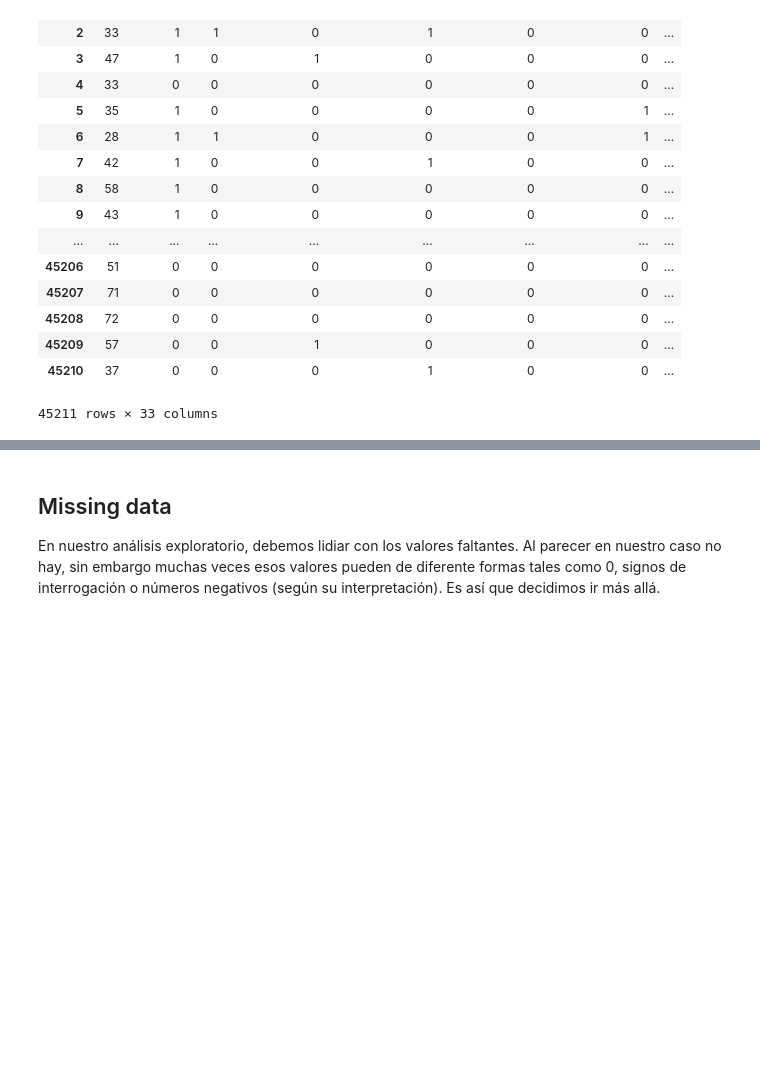
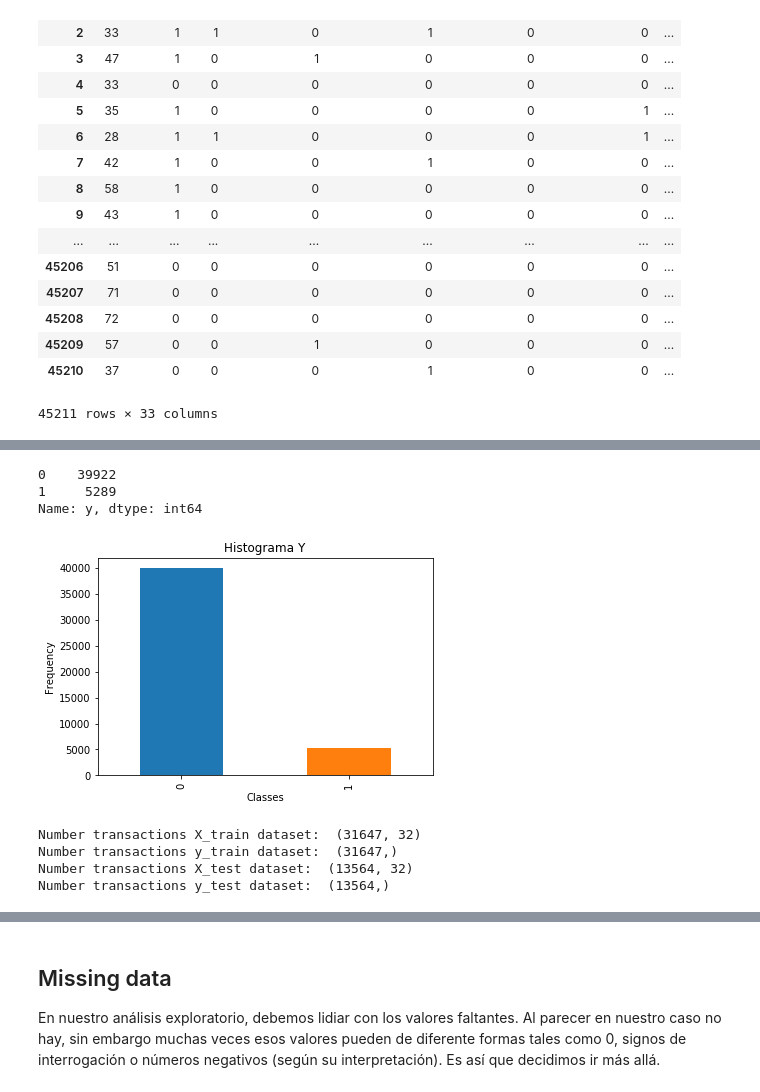
Before and after one commit to jaiderog/ML_IntroductoryCourse, a Jupyter notebook: Proyecto/notebook.ipynb, the cells around one changed output, grey strips where cells are left out. Drawn from its saved outputs; the diff is of its cells as text; code cells hidden in the pictures; blank space fills up the shorter version.

```diff
--- a/Proyecto/notebook.ipynb
+++ b/Proyecto/notebook.ipynb
@@ -181,0 +172,32 @@ ImportError: cannot import name 'pairwise_distances_chunked' from 'sklearn.metri
+# %%
+
+
+pd.value_counts(df_bank_2['y']).plot.bar()
+plt.title('Histograma Y')
+plt.xlabel('Classes')
+plt.ylabel('Frequency')
+df_bank_2['y'].value_counts()
+# %% [output]
+0    39922
+1     5289
+Name: y, dtype: int64
+[figure, added]
+# %%
+index = ['age','housing', 'loan', 'job_blue-collar','job_entrepreneur', 'job_housemaid', 'job_management',
+         'job_retired','job_self-employed', 'job_services', 'job_student', 'job_technician','job_unemployed',
+         'job_unknown', 'marital_married', 'marital_single','education_secondary', 'education_tertiary',
+         'education_unknown','day', 'month','contact_telephone', 'contact_unknown',  'balance',  'duration',
+         'campaign', 'pdays', 'previous','credit','poutcome_other','poutcome_success', 'poutcome_unknown']
+
+
+X_train, X_test, y_train, y_test = train_test_split(df_bank_2[index], df_bank_2['y'], test_size=0.3, random_state=0)
+
+print("Number transactions X_train dataset: ", X_train.shape)
+print("Number transactions y_train dataset: ", y_train.shape)
+print("Number transactions X_test dataset: ", X_test.shape)
+print("Number transactions y_test dataset: ", y_test.shape)
+# %% [output]
+Number transactions X_train dataset:  (31647, 32)
+Number transactions y_train dataset:  (31647,)
+Number transactions X_test dataset:  (13564, 32)
+Number transactions y_test dataset:  (13564,)
```
Also changed, not shown: parts of 9 cells of this notebook.
